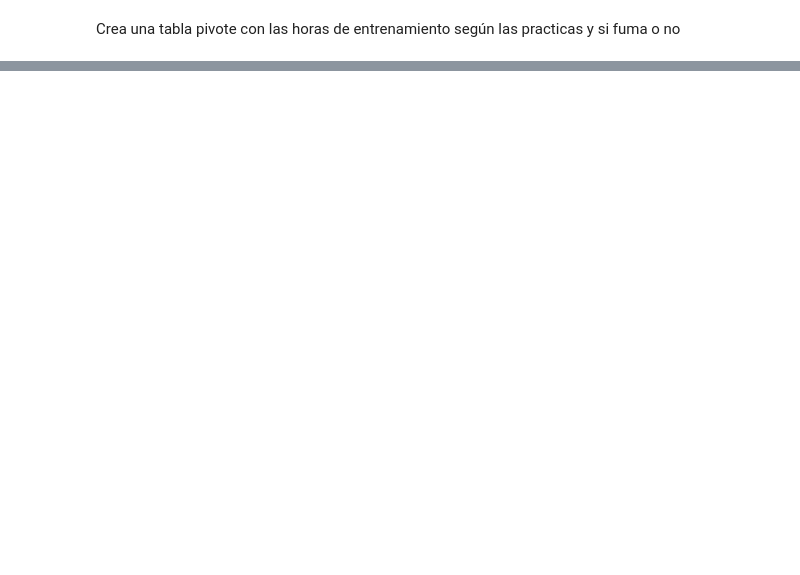
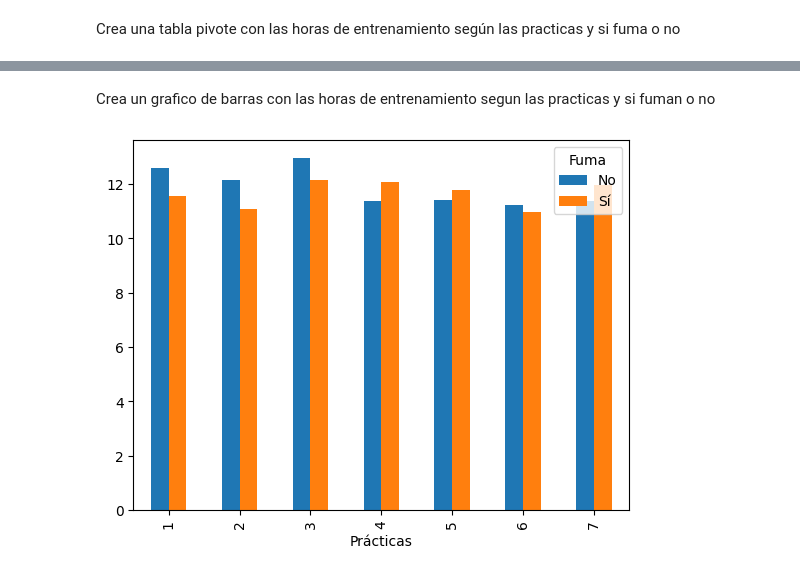
Before and after one commit to fgbyte/dsc_basics, a Jupyter notebook: notebooks/3. matplotlib.ipynb, the cells around one changed output, grey strips where cells are left out. Drawn from its saved outputs; the diff is of its cells as text; code cells hidden in the pictures; blank space fills up the shorter version.

```diff
--- a/notebooks/3. matplotlib.ipynb
+++ b/notebooks/3. matplotlib.ipynb
@@ -119,2 +120,8 @@ ligas.plot.pie(y='Liga', autopct='%1.1f%%')
 # %% [markdown]
 Crea una tabla pivote con las horas de entrenamiento según las practicas y si fuma o no
+# %%
+entrenamiento = futbolistas.pivot_table(
+    index='Prácticas', values=['Horas_Entrenando'], columns='Fuma')
+
+entrenamiento = entrenamiento['Horas_Entrenando']
+entrenamiento
@@ -120,0 +138,7 @@ Crea una tabla pivote con las horas de entrenamiento según las practicas y si f
+# %% [markdown]
+Crea un grafico de barras con las horas de entrenamiento segun las practicas y si fuman o no
+# %%
+entrenamiento.plot.bar()
+plt.show()
+# %% [output]
+[figure, added]
```
Also changed, not shown: parts of 10 cells of this notebook.
